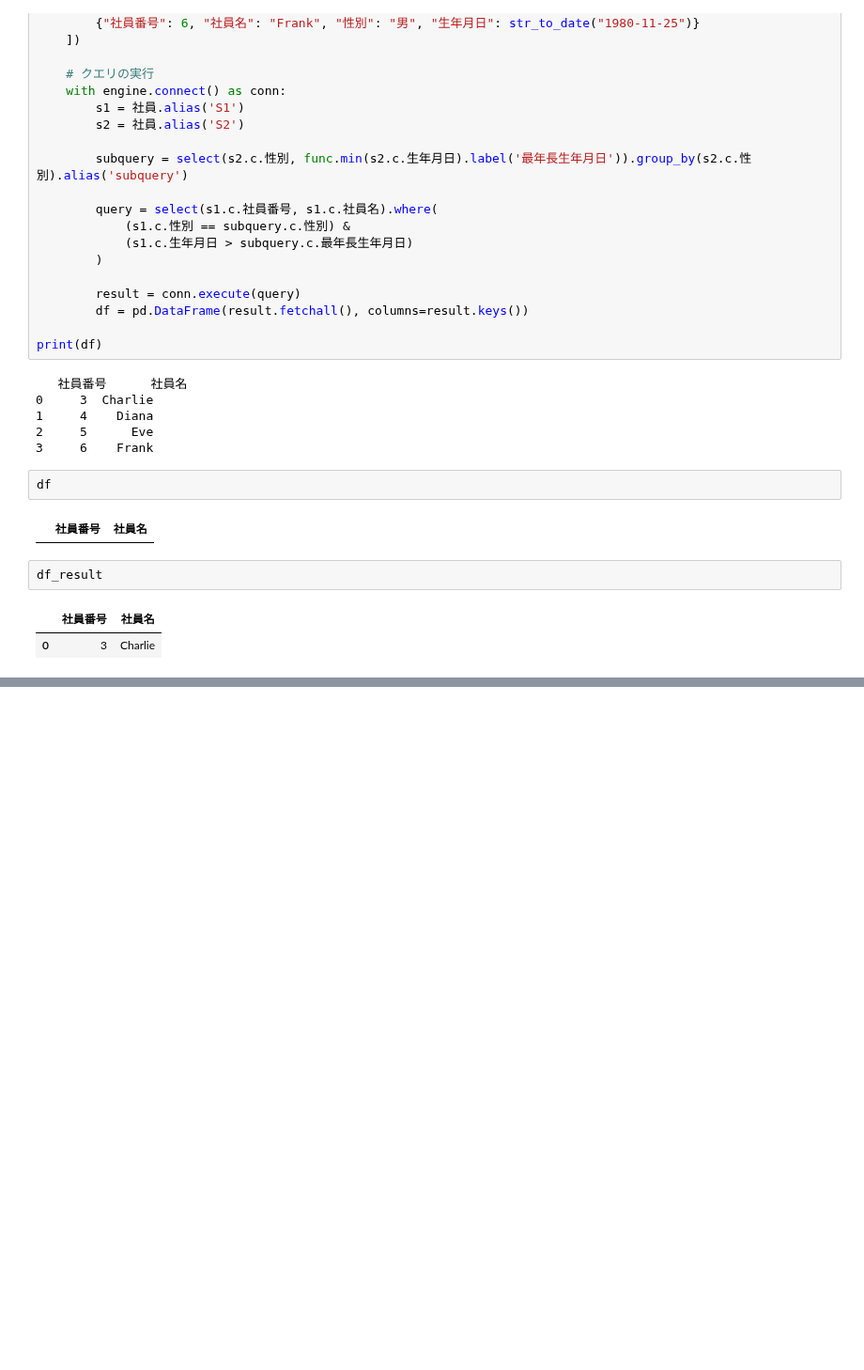
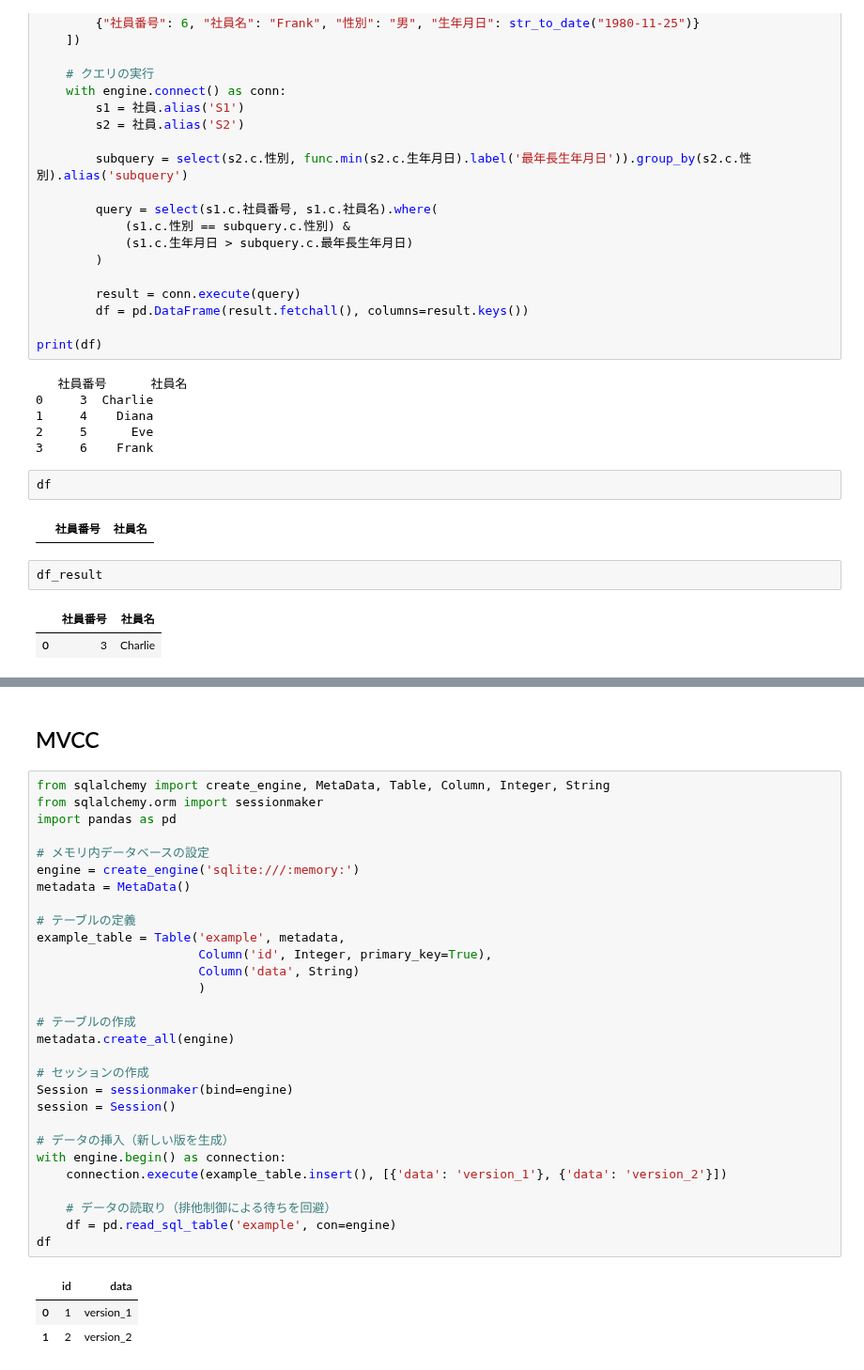
Before and after one commit to phonon-py/DatabaseSpecialistStudy, a Jupyter notebook: main_v2.ipynb, the cells around one changed output, grey strips where cells are left out. Shown at 94% size. Cells and saved outputs as stored; diff of their text form; blank space fills up the shorter version.

```diff
--- a/main_v2.ipynb
+++ b/main_v2.ipynb
@@ -1430,0 +1667,35 @@ df_result
+# %% [markdown]
+## MVCC
+# %%
+from sqlalchemy import create_engine, MetaData, Table, Column, Integer, String
+from sqlalchemy.orm import sessionmaker
+import pandas as pd
+
+# メモリ内データベースの設定
+engine = create_engine('sqlite:///:memory:')
+metadata = MetaData()
+
+# テーブルの定義
+example_table = Table('example', metadata,
+                      Column('id', Integer, primary_key=True),
+                      Column('data', String)
+                      )
+
+# テーブルの作成
+metadata.create_all(engine)
+
+# セッションの作成
+Session = sessionmaker(bind=engine)
+session = Session()
+
+# データの挿入（新しい版を生成）
+with engine.begin() as connection:
+    connection.execute(example_table.insert(), [{'data': 'version_1'}, {'data': 'version_2'}])
+
+    # データの読取り（排他制御による待ちを回避）
+    df = pd.read_sql_table('example', con=engine)
+df
+# %% [output]
+|  | id | data |
+| 0 | 1 | version_1 |
+| 1 | 2 | version_2 |
```
Also changed, not shown: parts of 5 cells of this notebook.
